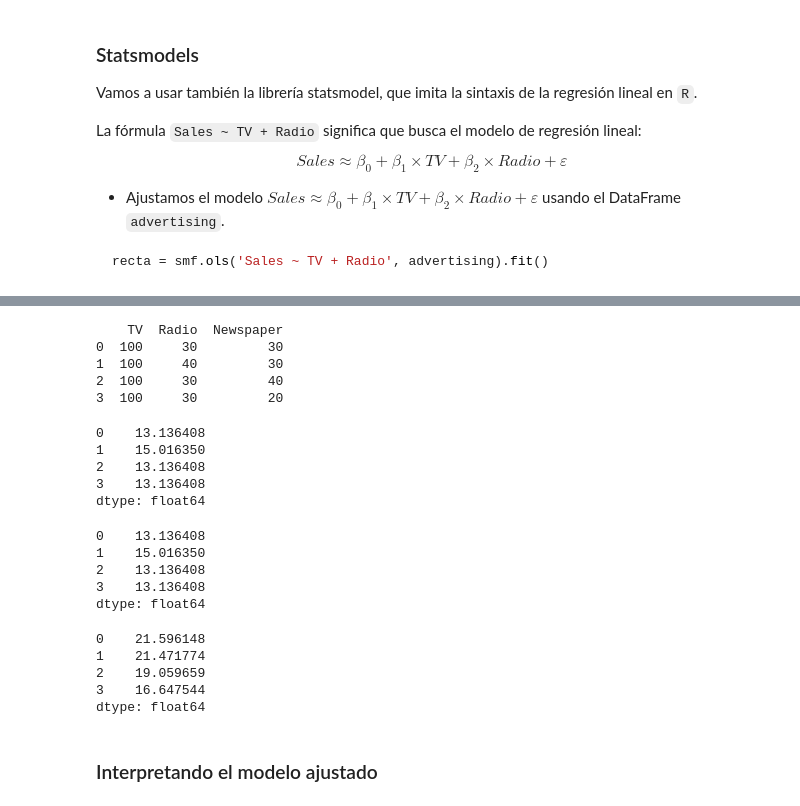
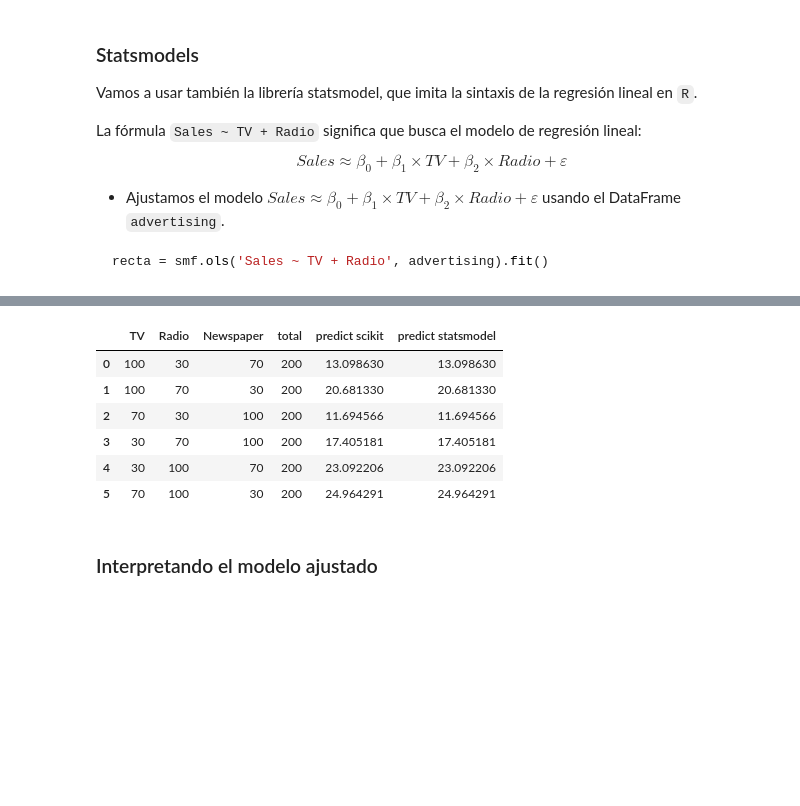
Before and after one commit to dgtrabada/python, a Jupyter notebook: 11_Scikit_learn/02_regresion-multiple.ipynb, the cells around one changed output, grey strips where cells are left out. Saved outputs shown, nothing was run; the diff lists cells and outputs as text; code cells hidden in the pictures; blank space fills up the shorter version.

````diff
--- a/11_Scikit_learn/02_regresion-multiple.ipynb
+++ b/11_Scikit_learn/02_regresion-multiple.ipynb
@@ -188,4 +199,4 @@ $$
 recta = smf.ols('Sales ~ TV + Radio', advertising).fit()
 ```
 # %%
-est = smf.ols('Sales ~ TV + Radio', advertising).fit()
+stat = smf.ols('Sales ~ TV + Radio + Newspaper', advertising).fit()
@@ -196,11 +202,0 @@ Usando **statsmodels**, necesitamos un DataFrame con las columnas predictoras, n
-# %%
-advertising_future = pd.DataFrame(
-    [
-        [100,30,30],
-        [100,40,30],
-        [100,30,40],
-        [100,30,20]
-    ],
-    columns=['TV', 'Radio', 'Newspaper']
-)
-advertising_future
@@ -221,54 +203,13 @@ dtype: float64
-# %%
-advertising_future = pd.DataFrame({
-        'TV':[100,100,100,100],
-        'Radio':[30,40,30,30],
-        'Newspaper':[30,30,40,20]
-})
-advertising_future
-# %% [output]
-    TV  Radio  Newspaper
-0  100     30         30
-1  100     40         30
-2  100     30         40
-3  100     30         20
-# %%
-est.predict(advertising_future)
-# %% [output]
-0    13.136408
-1    15.016350
-2    13.136408
-3    13.136408
-dtype: float64
-# %%
-advertising_future = pd.DataFrame(
-    [
-        [100,30,30],
-        [100,40,30],
-        [100,30,40],
-        [100,30,20]
-    ],
-    columns=['TV', 'Radio', 'Newspaper']
-)
-
-est.predict(advertising_future)
-# %% [output]
-0    13.136408
-1    15.016350
-2    13.136408
-3    13.136408
-dtype: float64
-# %%
-df = pd.DataFrame({
-    'TV': [100, 200, 250, 300],
-    'Radio': [75, 50, 25, 0],
-    'Newspaper': [75, 50, 25, 0]
-})
-est.predict(df)
-# %% [output]
-0    21.596148
-1    21.471774
-2    19.059659
-3    16.647544
-dtype: float64
+# %%
+advertising_future['predict statsmodel']=stat.predict(advertising_future)
+advertising_future
+# %% [output]
+|  | TV | Radio | Newspaper | total | predict scikit | predict statsmodel |
+| 0 | 100 | 30 | 70 | 200 | 13.098630 | 13.098630 |
+| 1 | 100 | 70 | 30 | 200 | 20.681330 | 20.681330 |
+| 2 | 70 | 30 | 100 | 200 | 11.694566 | 11.694566 |
+| 3 | 30 | 70 | 100 | 200 | 17.405181 | 17.405181 |
+| 4 | 30 | 100 | 70 | 200 | 23.092206 | 23.092206 |
+| 5 | 70 | 100 | 30 | 200 | 24.964291 | 24.964291 |
 # %% [markdown]
 ### Interpretando el modelo ajustado
````
Also changed, not shown: parts of 49 cells of this notebook, 2 other files.
